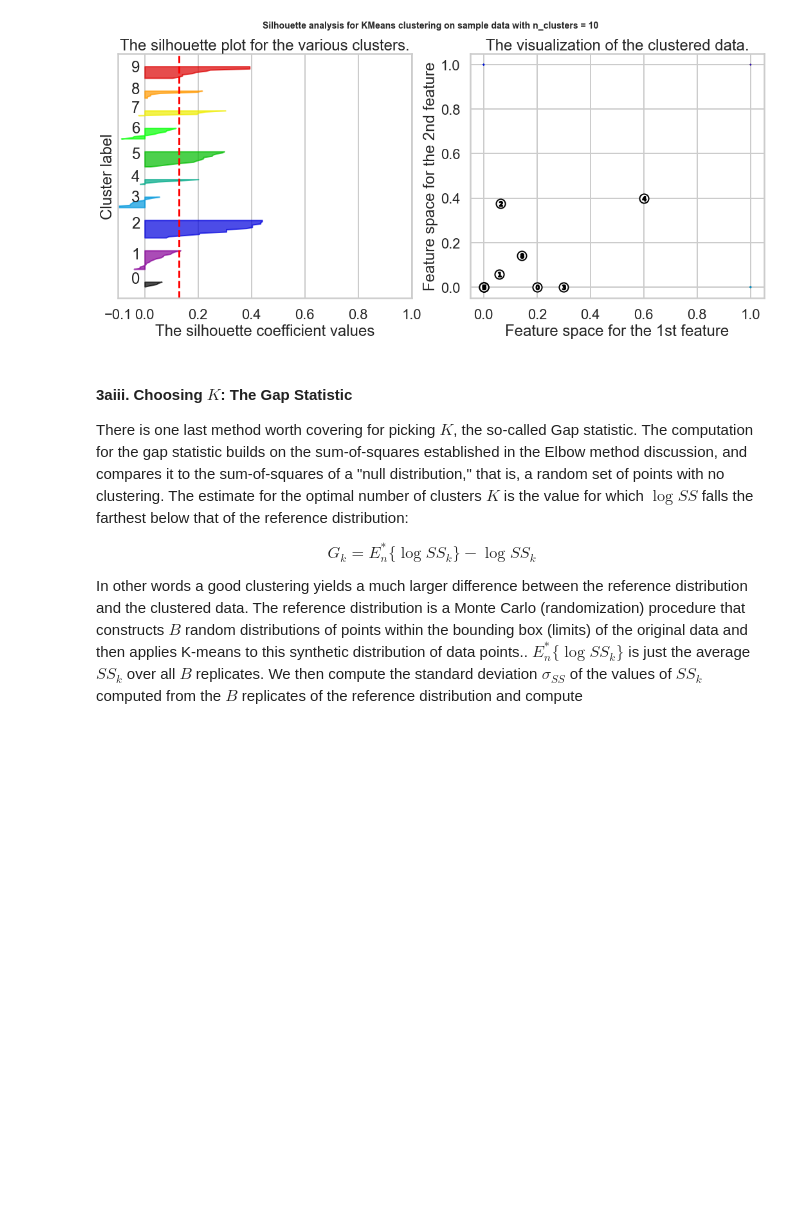
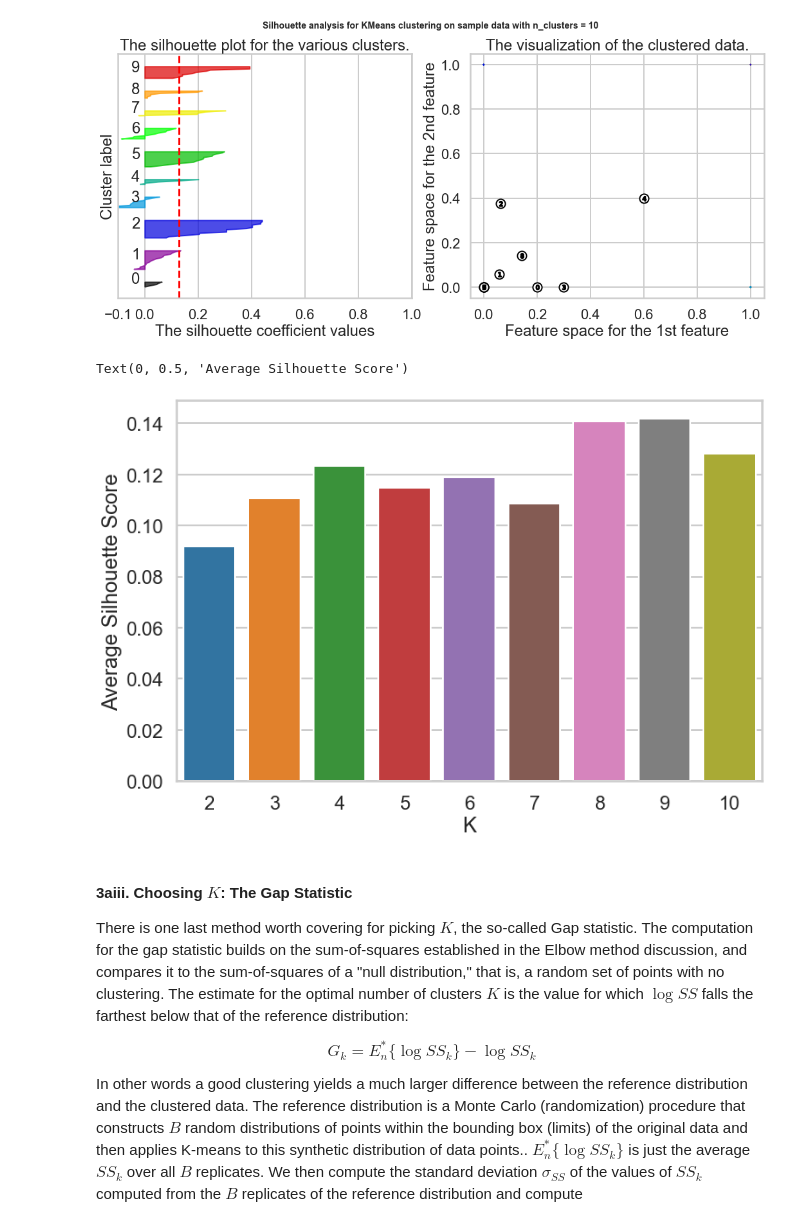
Before and after one commit to dj-m/CustomerSegmentationClustering, a Jupyter notebook: notebooks/Clustering Case Study - Customer Segmentation with K-Means - Tier 3.ipynb, the cells around one changed output. Cells and saved outputs as stored; diff of their text form; code cells hidden in the pictures; blank space fills up the shorter version.

Commit message:
Added bar plot of the average silhouette values to section 3aii

```diff
--- a/notebooks/Clustering Case Study - Customer Segmentation with K-Means - Tier 3.ipynb
+++ b/notebooks/Clustering Case Study - Customer Segmentation with K-Means - Tier 3.ipynb
@@ -194,6 +194,8 @@ Source: http://www.stat.berkeley.edu/~spector/s133/Clus.html
 from sklearn.metrics import silhouette_samples, silhouette_score
 import matplotlib.cm as cm
 import numpy as np
+
+avg_silhouette_values = []
 
 range_n_clusters = [2, 3, 4, 5, 6, 7, 8, 9, 10]
 
@@ -221,6 +223,7 @@ for n_clusters in range_n_clusters:
     silhouette_avg = silhouette_score(x_cols, cluster_labels)
     print("For n_clusters =", n_clusters,
           "The average silhouette_score is :", silhouette_avg)
+    avg_silhouette_values.append(silhouette_avg)
 
     # Compute the silhouette scores for each sample
     sample_silhouette_values = silhouette_samples(x_cols, cluster_labels)
@@ -299,6 +302,16 @@ For n_clusters = 10 The average silhouette_score is : 0.12819851045484193
 [figure]
 [figure]
 [figure]
+# %%
+fig = plt.figure(figsize = [12,8])
+
+sns.barplot(x = range_n_clusters, y = avg_silhouette_values, )
+
+plt.xlabel("K")
+plt.ylabel("Average Silhouette Score")
+# %% [output]
+Text(0, 0.5, 'Average Silhouette Score')
+[figure, added]
 # %% [markdown]
 #### 3aiii.  Choosing $K$: The Gap Statistic
 
```
